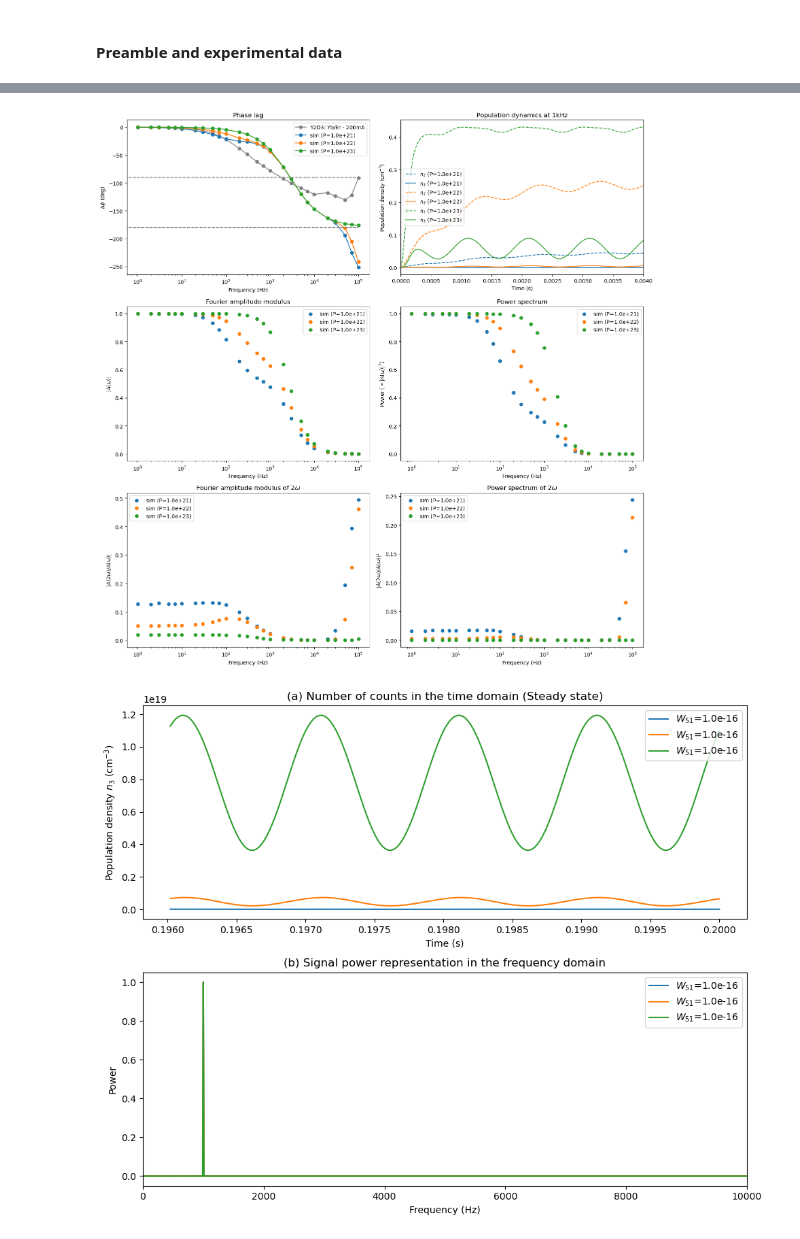
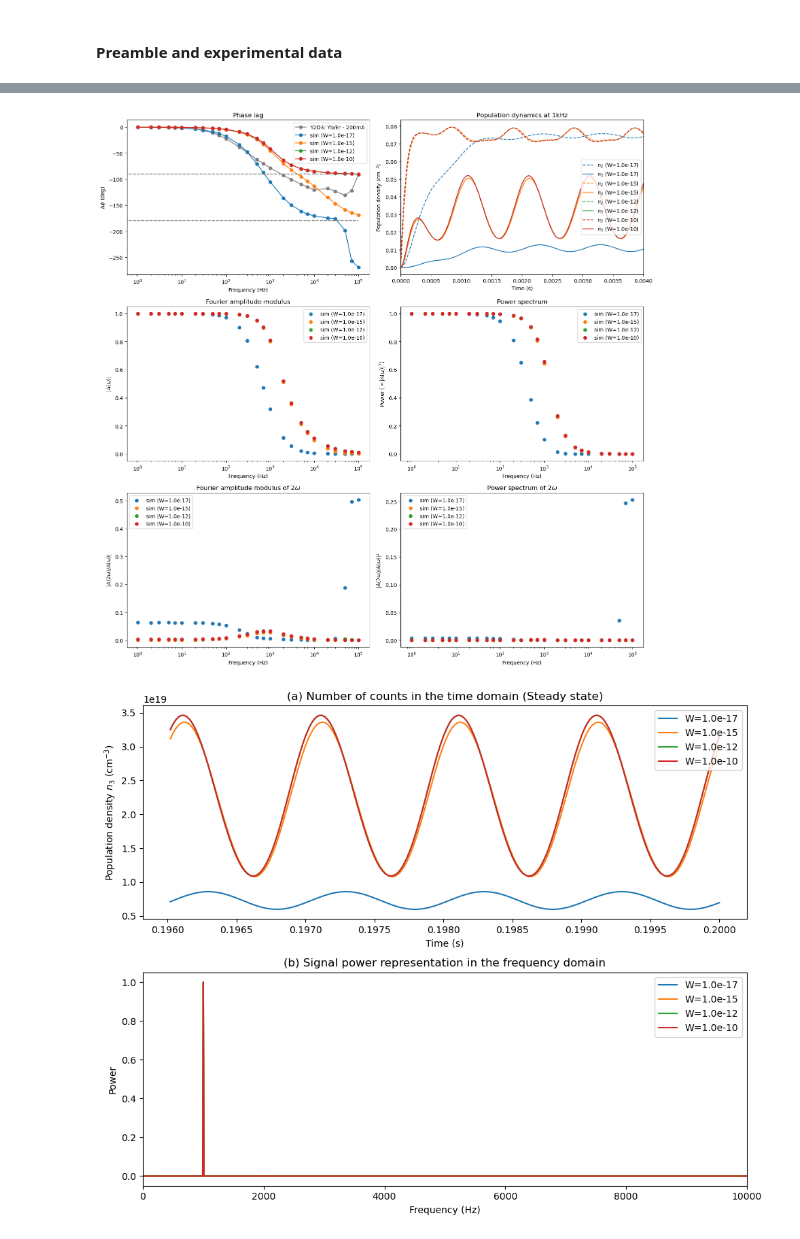
Before and after one commit to habakukc22/bulk-samples-characterization, a Jupyter notebook: model-predictions_y2o3_yber.ipynb, the cells around one changed output, grey strips where cells are left out. Saved outputs shown, nothing was run; the diff lists cells and outputs as text; code cells hidden in the pictures.

```diff
--- a/model-predictions_y2o3_yber.ipynb
+++ b/model-predictions_y2o3_yber.ipynb
@@ -156,8 +156,10 @@ ww52 = 1e-17
 # Initial fixed parameters
 #====================================================
 k21_initial = 598.0  #*0.1
-k31_initial = 23066.7  #*10*10
+k31_initial = 7688.9 # para er apenas k31 ~ 7688.9, por isso não utilizarei 23066.7
 k54_initial = 1348.8  #*0.1
-P_initial = 1e22
-ww51_initial = 1.0e-16
-ww52_initial = 1.0e-16
+P_initial = (200/150)*(6e22) # para o er a 150mA P ~ 6e22
+ww51_initial = 1.0e-17
+ww52_initial = 1.0e-17
+
+sigma_esa = 0#1e-23
@@ -276,7 +248,6 @@ w52 = 1e-17
 # %%
 # Assumindo que funções como wp51, kp45, extrair_fase, get_fft_amp, adj_ph,
 # e variáveis como offset, amplitude, pd_list, n0, n1_0, n4_0 já estão definidas acima.
-
 ww51 = ww51_initial
 ww52 = ww52_initial
 k21 = k21_initial
@@ -284,7 +255,8 @@ k31 = k31_initial
 k54 = k54_initial
 P = P_initial
 
-params_P = [[ww51, ww52, k21, k31, k54, P_initial*10**(i-1)] for i in range(3)]
+w_to_test = [1e-17, 1e-15, 1e-12, 1e-10]
+params = [[w, w, k21, k31, k54, P_initial] for w in w_to_test]
 # simulated_freqs = [[1*10**i, 2*10**i,3*10**i,5*10**i,7*10**i] for i in range(6)]
 # simulated_freqs_flat = np.concatenate(simulated_freqs).tolist()
 
@@ -297,15 +269,20 @@ dados_1kHz = []
 
 exp_to_compare = 1
 
-for idx, param in enumerate(params_P):
+for idx, param in enumerate(params):
     # if idx != 1: continue # Apenas parametro inicial
     ww51, ww52, k21, k31, k54, P = param
+    print("="*30)
     print(f"k21 = {k21}")
     print(f"k31 = {k31}")
     print(f"k54 = {k54}")
     print(f"w51 = {ww51}")
     print(f"w52 = {ww52}")
+    print(f"sigma_esa = {sigma_esa}")
     print(f"P = {P}")
+    print("="*30)
+
+    plts_label = f"W={ww51:.1e}"
 
     fases_calculadas = []
 
@@ -326,21 +303,20 @@ for idx, param in enumerate(params_P):
             sol = solve_ivp(
             odes,
             t_span,
-            [n1_0/n0, 0, 0, n4_0/n0, 0], #x1 x2 x3 x4 x5 @ t=0
+            [0, 0, 0], #x2 x3 x5 @ t=0
             t_eval=t_eval,
-            args=(W51, W52, [k21, k31, k54], P, f),
+            args=(W51, W52, [k21, k31, k54], sigma_esa, P, f),
             method='Radau' # Mantendo o método Radau que demonstrou estabilidade acima
             )
             # Converte de volta para unidades físicas antes de extrair a fase
-            n3 = (sol.y[2]) * n0
+            n3 = (sol.y[1]) * n0
             ts = (sol.t) * (1/f)
-            n2 = (sol.y[1]) * n0
-            n11 = (sol.y[0]) * n0
+            n2 = (sol.y[0]) * n0
 
             if f == 1000:
-                sol_to_plot = [ts, n11, n2, n3]
+                sol_to_plot = [ts, n2, n3]
                 # ---> SALVANDO SINAL PARA A NOVA FIGURA <---
-                dados_1kHz.append((ts, n3, W51))
+                dados_1kHz.append((ts, n3, W51, plts_label))
 
             fase_calc = extrair_fase(ts, n3, f)
             fases_calculadas.append(fase_calc)
@@ -363,7 +339,7 @@ for idx, param in enumerate(params_P):
         if idx == 0:
             axs[0,0].plot(frequencias_experimentais, np.rad2deg(fases_experimentais), "o-", color="gray", label=f"{pd_labels[sample_id]}")
 
-        axs[0,0].plot(frequencias_experimentais, np.rad2deg(fases_calculadas), "o-" ,label=f"sim (P={P:.1e})")
+        axs[0,0].plot(frequencias_experimentais, np.rad2deg(fases_calculadas), "o-" ,label="sim ("+plts_label+")")
         axs[0,0].hlines(-180, xmin=0, xmax=frequencias_experimentais[-1], linestyles="--", colors="gray")
         axs[0,0].hlines(-90, xmin=0, xmax=frequencias_experimentais[-1], linestyles="--", colors="gray")
         axs[0,0].set_xscale("log")
@@ -372,37 +348,37 @@ for idx, param in enumerate(params_P):
         axs[0,0].set_title("Phase lag")
 
         # Population time evolution @ 1kHz
-        ts, n11, n2, n3 = sol_to_plot
-        linha, = axs[0,1].plot(ts, n2/n11.max(), linestyle="--",label=f"$n_2$ (P={P:.1e})")
-        axs[0,1].plot(ts, n3/n11.max(), color=linha.get_color(), label=f"$n_3$ (P={P:.1e})")
+        ts, n2, n3 = sol_to_plot
+        linha, = axs[0,1].plot(ts, n2/n0, linestyle="--",label="$n_2$ (" + plts_label+")")
+        axs[0,1].plot(ts, n3/n0, color=linha.get_color(), label="$n_3$ (" + plts_label+")")
         axs[0,1].set_ylabel("Population density (cm$^{-3}$)")
         axs[0,1].set_xlabel("Time (s)")
         axs[0,1].set_xlim([0,ts[int(len(ts)*(0.02))]])
         axs[0,1].set_title("Population dynamics at 1kHz")
 
         # Amplitudes plot
-        axs[1,0].scatter(frequencias_experimentais, amps_list/amps_list.max(), label=f"sim (P={P:.1e})")
+        axs[1,0].scatter(frequencias_experimentais, amps_list/amps_list.max(), label="sim ("+plts_label+")")
         axs[1,0].set_ylabel("$|A(\omega)|$")
         axs[1,0].set_xlabel("Frequency (Hz)")
         axs[1,0].set_xscale("log")
         axs[1,0].set_title("Fourier amplitude modulus")
 
         # Power plot
-        axs[1,1].scatter(frequencias_experimentais, powers/(powers).max(), label=f"sim (P={P:.1e})")
+        axs[1,1].scatter(frequencias_experimentais, powers/(powers).max(), label="sim ("+plts_label+")")
         axs[1,1].set_ylabel("Power ($\propto |A(\omega)|^2$)")
         axs[1,1].set_xlabel("Frequency (Hz)")
         axs[1,1].set_xscale("log")
         axs[1,1].set_title("Power spectrum")
 
         # Amplitudes plot for 2omega
-        axs[2,0].scatter(frequencias_experimentais, amps_2omega_ad, label=f"sim (P={P:.1e})")
+        axs[2,0].scatter(frequencias_experimentais, amps_2omega_ad, label="sim ("+plts_label+")")
         axs[2,0].set_ylabel("$|A(2\omega)/A(\omega)|$")
         axs[2,0].set_xlabel("Frequency (Hz)")
         axs[2,0].set_xscale("log")
         axs[2,0].set_title("Fourier amplitude modulus of $2\omega$")
 
         # Power plot for 2omega
-        axs[2,1].scatter(frequencias_experimentais, powers_2omega_ad, label=f"sim (P={P:.1e})")
+        axs[2,1].scatter(frequencias_experimentais, powers_2omega_ad, label="sim ("+plts_label+")")
         axs[2,1].set_ylabel("$|A(2\omega)/A(\omega)|^2$")
         axs[2,1].set_xlabel("Frequency (Hz)")
         axs[2,1].set_xscale("log")
@@ -420,11 +396,11 @@ fig.tight_layout()
 # ---> CRIAÇÃO DA NOVA FIGURA PARA O ESPECTRO DE 1kHz <---
 fig2, axs2 = plt.subplots(2, 1, figsize=(10, 8))
 
-for ts_1k, n3_1k, w51_val in dados_1kHz:
+for ts_1k, n3_1k, w1k_val, plt_label_1k in dados_1kHz:
     # 1. Domínio do tempo
     # Plotamos os últimos 4 ciclos (200 pontos no total, pois são 50 pts por ciclo)
     # Isso evita ver um bloco maciço de 200 ciclos e foca no regime estacionário
-    axs2[0].plot(ts_1k[-200:], n3_1k[-200:], label=f"$W_{{51}}$={w51_val:.1e}")
+    axs2[0].plot(ts_1k[-200:], n3_1k[-200:], label=plt_label_1k)
 
     # 2. Domínio da frequência (Espectro de Potência)
     # Utilizamos a segunda metade do sinal para evitar vazamento espectral dos transientes
@@ -443,7 +419,7 @@ for ts_1k, n3_1k, w51_val in dados_1kHz:
     xf_pos = xf[idx_pos]
     power = np.abs(yf[idx_pos])**2
 
-    axs2[1].plot(xf_pos, power/power.max(), label=f"$W_{{51}}$={w51_val:.1e}")
+    axs2[1].plot(xf_pos, power/power.max(), label=plt_label_1k)
 
 axs2[0].set_title("(a) Number of counts in the time domain (Steady state)")
 axs2[0].set_xlabel("Time (s)")
@@ -481,2 +456,2 @@ P = 1e+23
-[figure, old version]
+[figure, new version]
-[figure, old version]
+[figure, new version]
```
Also changed, not shown: parts of 10 cells of this notebook, 1 other file.
